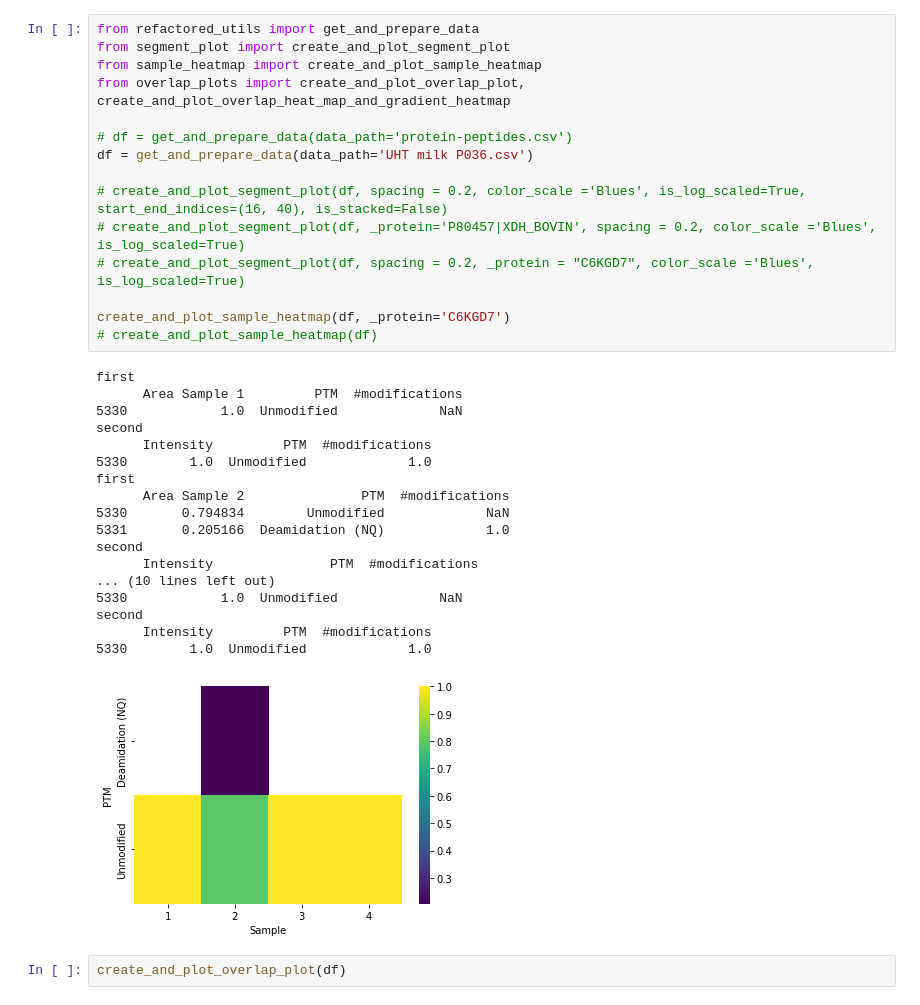
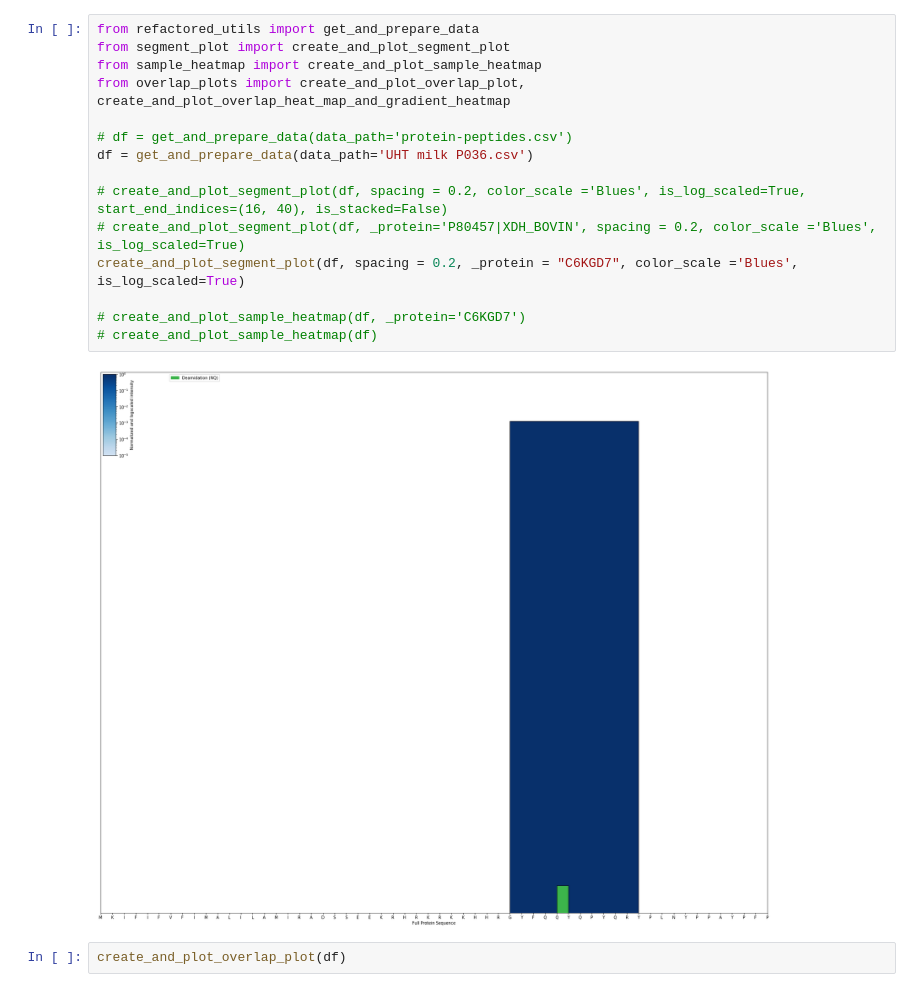
Before and after one commit to Munklinde96/Data_Visualization, a Jupyter notebook: viz7.ipynb, the cells around one changed output. Drawn from its saved outputs; the diff is of its cells as text.

```diff
--- a/viz7.ipynb
+++ b/viz7.ipynb
@@ -1,37 +1,20 @@
 # %%
 from refactored_utils import get_and_prepare_data
 from segment_plot import create_and_plot_segment_plot
 from sample_heatmap import create_and_plot_sample_heatmap
 from overlap_plots import create_and_plot_overlap_plot, create_and_plot_overlap_heat_map_and_gradient_heatmap
 
 # df = get_and_prepare_data(data_path='protein-peptides.csv')
 df = get_and_prepare_data(data_path='UHT milk P036.csv')
 
 # create_and_plot_segment_plot(df, spacing = 0.2, color_scale ='Blues', is_log_scaled=True, start_end_indices=(16, 40), is_stacked=False)
 # create_and_plot_segment_plot(df, _protein='P80457|XDH_BOVIN', spacing = 0.2, color_scale ='Blues', is_log_scaled=True)
-# create_and_plot_segment_plot(df, spacing = 0.2, _protein = "C6KGD7", color_scale ='Blues', is_log_scaled=True)
+create_and_plot_segment_plot(df, spacing = 0.2, _protein = "C6KGD7", color_scale ='Blues', is_log_scaled=True)
 
-create_and_plot_sample_heatmap(df, _protein='C6KGD7')
+# create_and_plot_sample_heatmap(df, _protein='C6KGD7')
 # create_and_plot_sample_heatmap(df)
 # %% [output]
-first
-      Area Sample 1         PTM  #modifications
-5330            1.0  Unmodified             NaN
-second
-      Intensity         PTM  #modifications
-5330        1.0  Unmodified             1.0
-first
-      Area Sample 2               PTM  #modifications
-5330       0.794834        Unmodified             NaN
-5331       0.205166  Deamidation (NQ)             1.0
-second
-      Intensity               PTM  #modifications
-... (10 lines left out)
-5330            1.0  Unmodified             NaN
-second
-      Intensity         PTM  #modifications
-5330        1.0  Unmodified             1.0
-[figure, old version]
+[figure, new version]
 # %%
 create_and_plot_overlap_plot(df)
 # %% [output]
```
Also changed, not shown: 1 other file.
